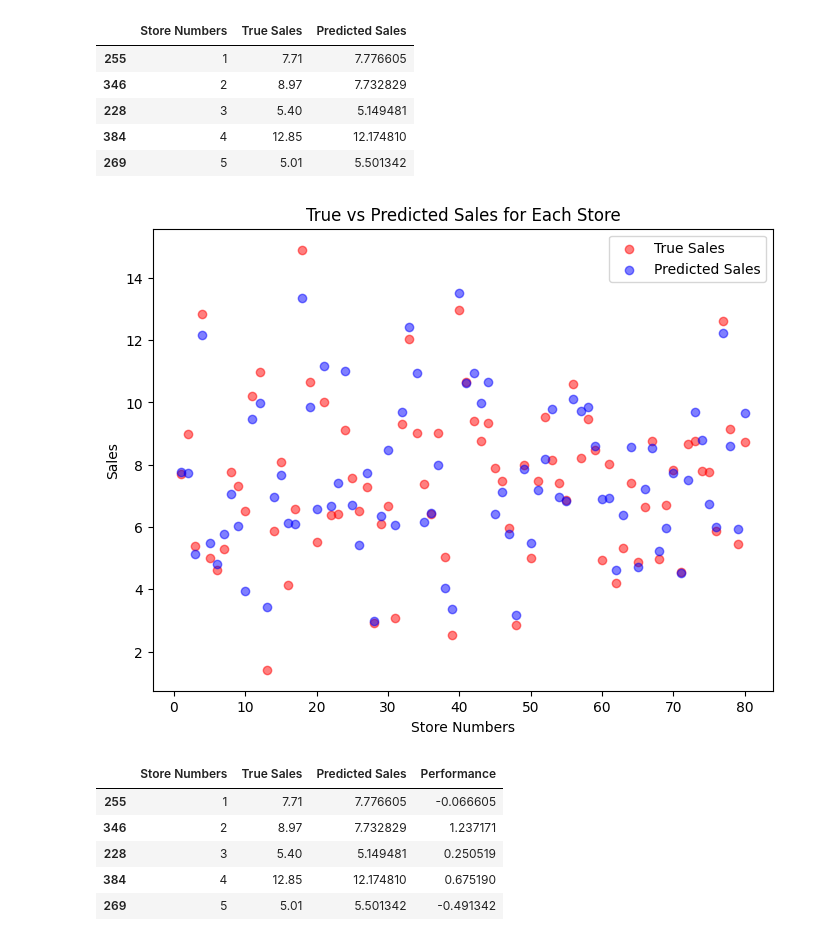
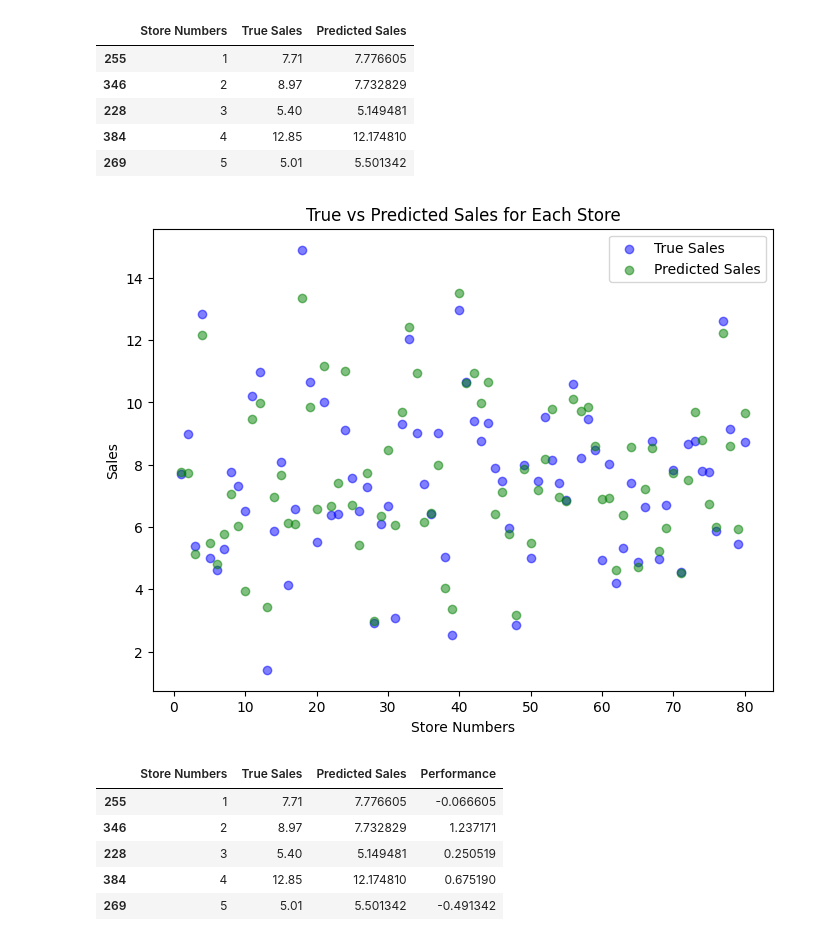
Before and after one commit to fredrik998/AppliedMachineLearning, a Jupyter notebook: Codes/FredrikCodes.ipynb, the cells around one changed output. Drawn from its saved outputs; the diff is of its cells as text; code cells hidden in the pictures.

```diff
--- a/Codes/FredrikCodes.ipynb
+++ b/Codes/FredrikCodes.ipynb
@@ -418,20 +418,20 @@ sales_df.head()
 # %%
 # Plotting true sales and predicted sales for each store
 plt.figure(figsize=(8, 6))
 
 # True Sales (Red)
-plt.scatter(sales_df['Store Numbers'], sales_df['True Sales'], color='red', alpha=0.5, label='True Sales')
+plt.scatter(sales_df['Store Numbers'], sales_df['True Sales'], color='blue', alpha=0.5, label='True Sales')
 
 # Predicted Sales (Blue)
-plt.scatter(sales_df['Store Numbers'], sales_df['Predicted Sales'], color='blue', alpha=0.5, label='Predicted Sales')
+plt.scatter(sales_df['Store Numbers'], sales_df['Predicted Sales'], color='green', alpha=0.5, label='Predicted Sales')
 
 plt.title('True vs Predicted Sales for Each Store')
 plt.xlabel('Store Numbers')
 plt.ylabel('Sales')
 plt.legend()
 plt.show()
 # %% [output]
-[figure, old version]
+[figure, new version]
 # %%
 # Calculating the performance difference
 sales_df['Performance'] = sales_df['True Sales'] - sales_df['Predicted Sales']
```
Also changed, not shown: 1 other file.
